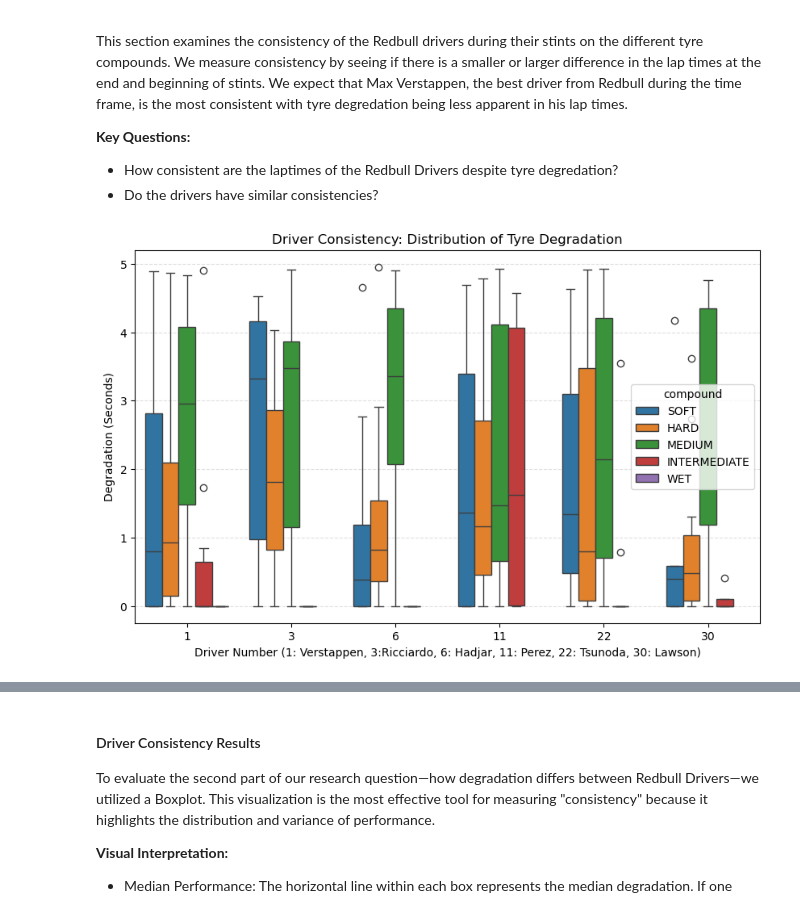
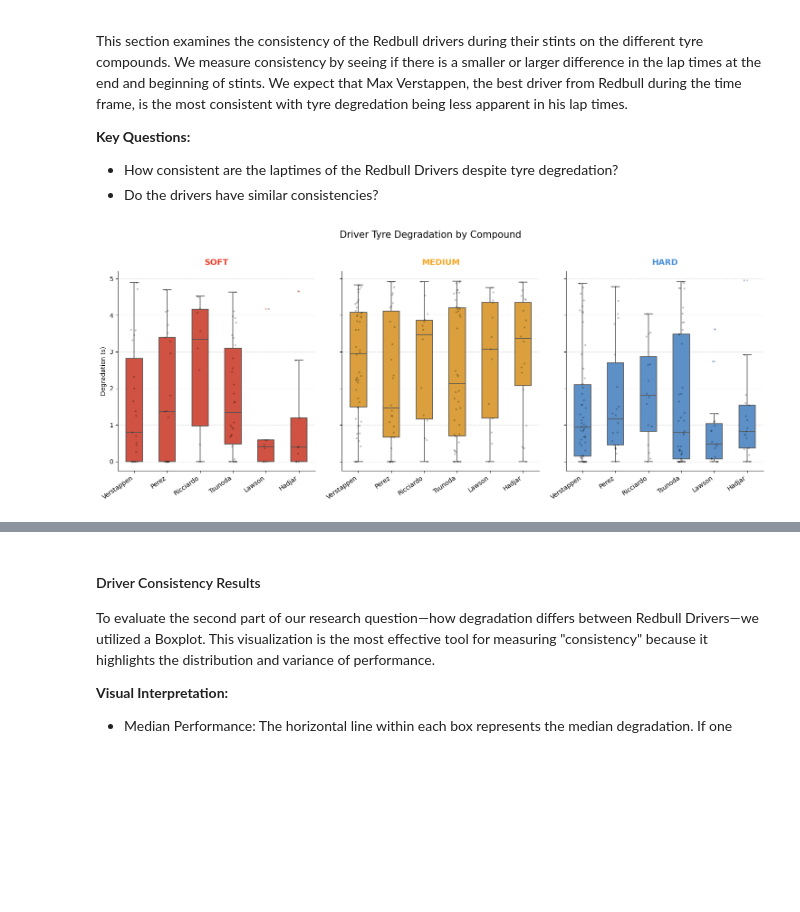
Before and after one commit to COGS108/Group071_WI26, a Jupyter notebook: 02-EDACheckpoint.ipynb, the cells around one changed output, grey strips where cells are left out. Saved outputs shown, nothing was run; the diff lists cells and outputs as text; code cells hidden in the pictures; blank space fills up the shorter version.

```diff
--- a/02-EDACheckpoint.ipynb
+++ b/02-EDACheckpoint.ipynb
@@ -793,19 +843,57 @@ This section examines the consistency of the Redbull drivers during their stints
 - How consistent are the laptimes of the Redbull Drivers despite tyre degredation?
 - Do the drivers have similar consistencies?
 # %%
-plt.figure(figsize=(10, 6))
-# Boxplot shows the median, quartiles, and outliers for each driver's degradation
-sns.boxplot(data=clean_data, x='driver_number', y='degradation_seconds', hue='compound')
+fig, axes = plt.subplots(1, 3, figsize=(15, 6), sharey=True)
 
-# Interpretation: A smaller 'box' height = higher consistency
-plt.title('Driver Consistency: Distribution of Tyre Degradation')
-plt.xlabel('Driver Number (1: Verstappen, 3:Ricciardo, 6: Hadjar, 11: Perez, 22: Tsunoda, 30: Lawson)')
-plt.ylabel('Degradation (Seconds)')
-plt.grid(axis='y', linestyle='--', alpha=0.4)
+COMPOUNDS = ['SOFT', 'MEDIUM', 'HARD']
+COLORS = {
+    'SOFT':   '#E8402A',
+    'MEDIUM': '#F5A623',
+    'HARD':   '#4A90D9',
+}
+
+# Use driver names on the x-axis
+clean_data['driver_label'] = clean_data['driver_number'].map(driver_map)
+driver_order = ['Verstappen', 'Perez', 'Ricciardo', 'Tsunoda', 'Lawson', 'Hadjar']
+
+for ax, compound in zip(axes, COMPOUNDS):
+    subset = clean_data[clean_data['compound'] == compound]
+
+    sns.boxplot(
+        data=subset,
+        x='driver_label',
+        y='degradation_seconds',
+        order=driver_order,
+        color=COLORS[compound],
+        width=0.5,
+        linewidth=1.2,
+        flierprops=dict(marker='o', markersize=3, alpha=0.4,
+                        markerfacecolor=COLORS[compound], markeredgewidth=0),
+        ax=ax,
+    )
+
+    # Overlay individual points so distribution is visible
+    sns.stripplot(
+        data=subset,
+        x='driver_label',
+        y='degradation_seconds',
+        order=driver_order,
+        color='black',
+        alpha=0.25,
+        size=3,
+        jitter=True,
+        ax=ax,
+    )
+
+    ax.set_title(compound, fontsize=13, fontweight='bold', color=COLORS[compound], pad=10)
+    ax.set_xlabel('')
+    ax.set_ylabel('Degradation (s)' if compound == 'SOFT' else '')
+    ax.set_xticklabels(driver_order, rotation=35, ha='right', fontsize=10)
+    ax.grid(axis='y', linestyle='--', alpha=0.4)
+    ax.spines[['top', 'right']].set_visible(False)
+
+fig.suptitle('Driver Tyre Degradation by Compound', fontsize=15, y=1.02)
+plt.tight_layout()
 plt.show()
-
-# Quick numerical check for consistency (Standard Deviation)
-print("Consistency Metric (Lower Std Dev = More Consistent):")
-print(clean_data.groupby(['driver_number', 'compound'])['degradation_seconds'].std().round(3))
 # %% [output]
-[figure, old version]
+[figure, new version]
```
Also changed, not shown: parts of 7 cells of this notebook.
